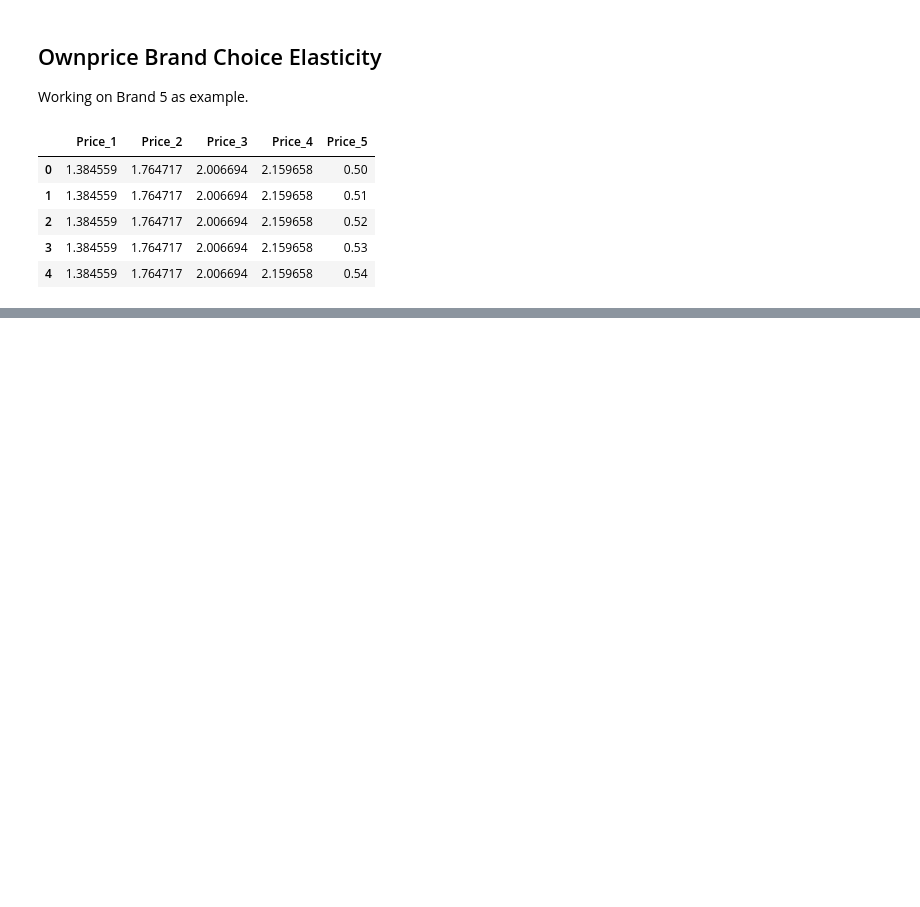
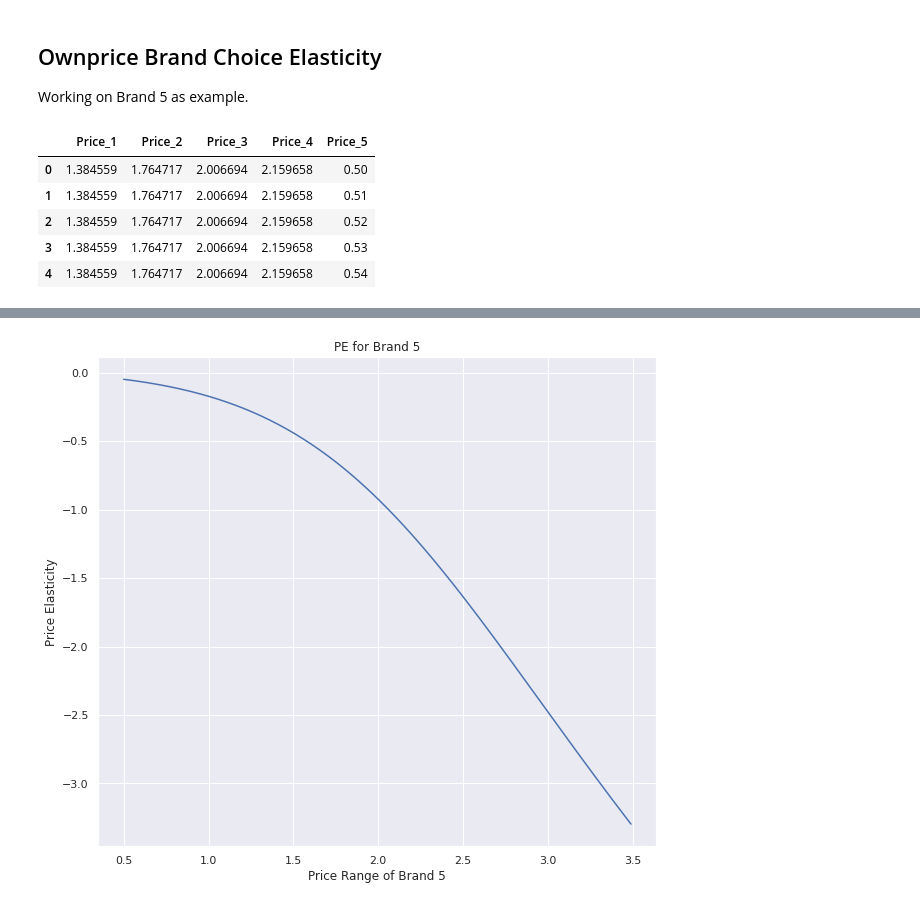
Before and after one commit to rajeevak40/Retail_Analytics, a Jupyter notebook: Brand_Choice_Modeling.ipynb, the cells around one changed output, grey strips where cells are left out. Drawn from its saved outputs; the diff is of its cells as text; code cells hidden in the pictures; blank space fills up the shorter version.

```diff
--- a/Brand_Choice_Modeling.ipynb
+++ b/Brand_Choice_Modeling.ipynb
@@ -93,3 +108,5 @@ df_own_brand_5.head()
 #Predict probability of Brabd 5
 predict_brand_5=model_brand_choice.predict_proba(df_own_brand_5)
 pr_own_brand_5= predict_brand_5[:][:,4]
+beta_5=brand_choice_coef.iloc[4,4]
+beta_5
@@ -114,0 +115,6 @@ array([0.90999098, 0.90894789, 0.90789311, 0.90682651, 0.90574799,
+# %%
+# PE for Brand 5
+own_brand_5_pe = beta_5*price_range*(1-pr_own_brand_5)
+df_price_elasticity['Brand_5']= own_brand_5_pe
+pd.options.display.max_info_rows=None
+df_price_elasticity
@@ -114,0 +135,10 @@ array([0.90999098, 0.90894789, 0.90789311, 0.90682651, 0.90574799,
+# %%
+# Ploting Brand 5 Price Elasticity
+plt.figure(figsize=(10,9))
+plt.plot(price_range,own_brand_5_pe)
+plt.title('PE for Brand 5')
+plt.xlabel('Price Range of Brand 5')
+plt.ylabel('Price Elasticity')
+plt.show()
+# %% [output]
+[figure, added]
```
Also changed, not shown: parts of 15 cells of this notebook.
